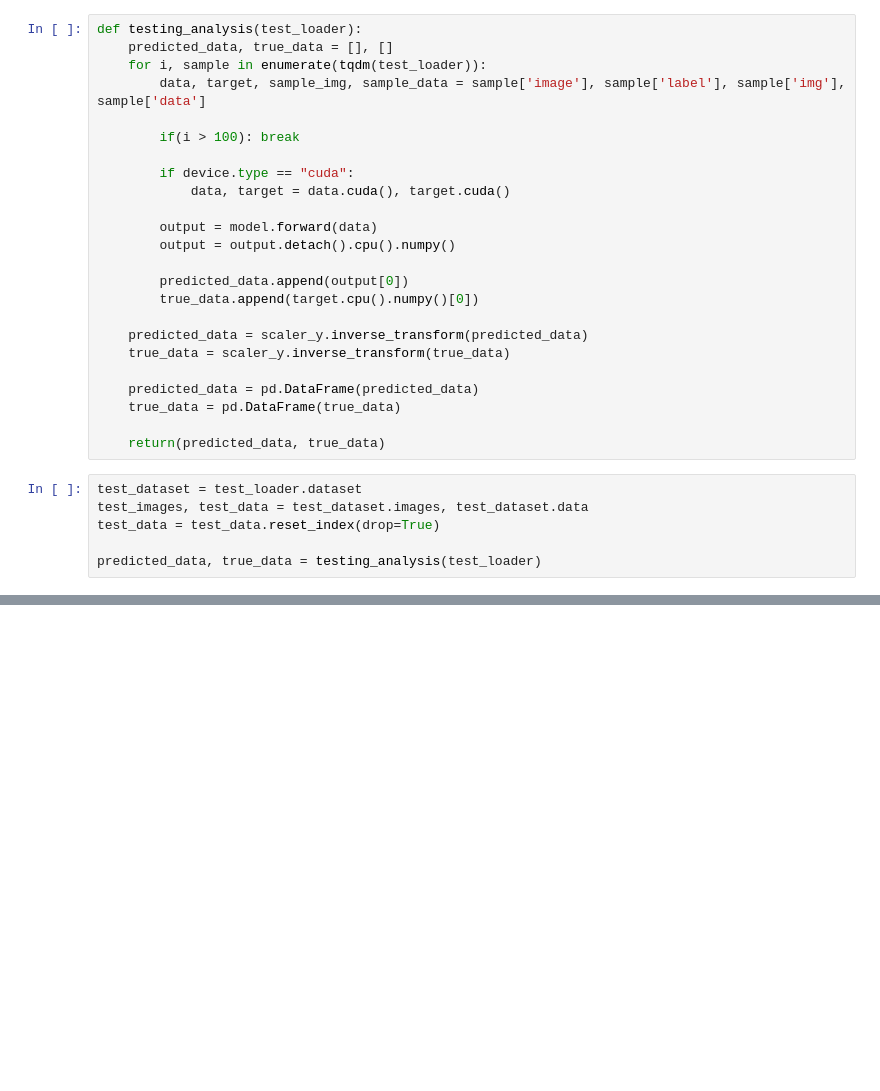
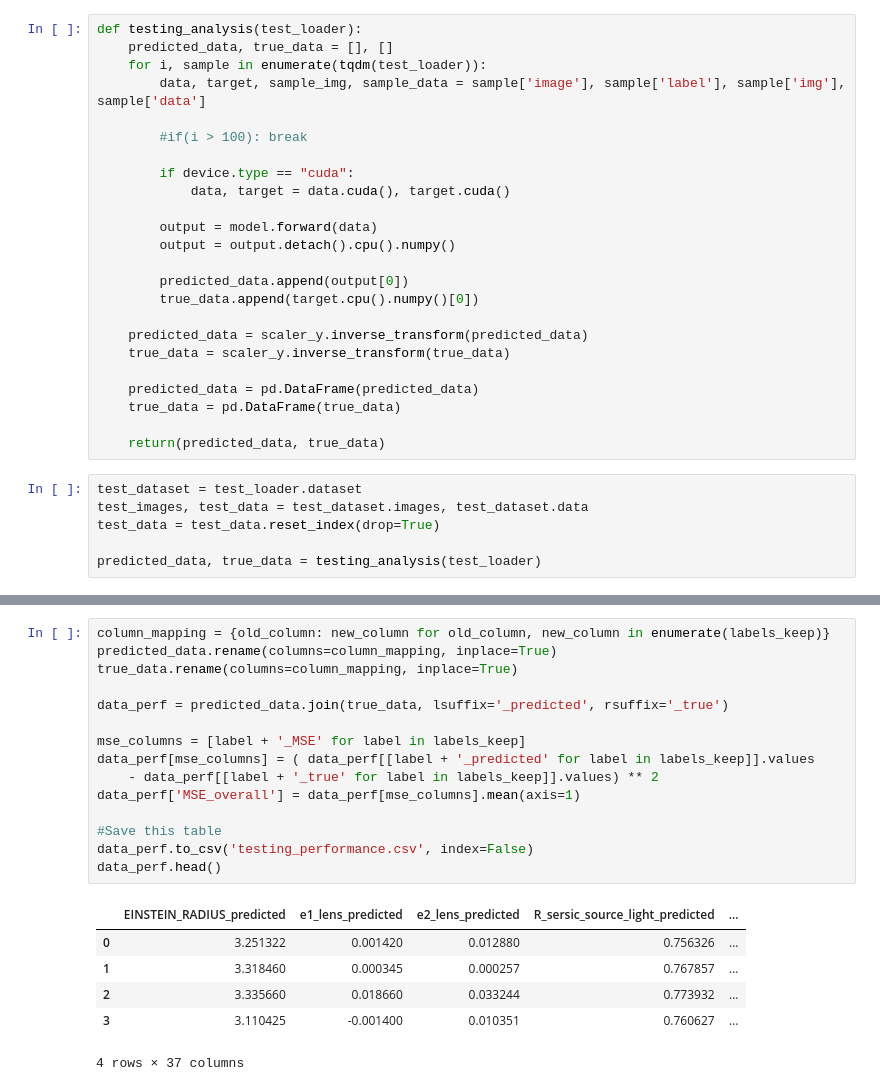
Before and after one commit to JimenaGonzalez/Hybrid_SL_Modeling, a Jupyter notebook: Regression/ML/EfficientNet.ipynb, the cells around one changed output, grey strips where cells are left out. Saved outputs shown, nothing was run; the diff lists cells and outputs as text; blank space fills up the shorter version.

```diff
--- a/Regression/ML/EfficientNet.ipynb
+++ b/Regression/ML/EfficientNet.ipynb
@@ -467,7 +452,7 @@ def testing_analysis(test_loader):
     for i, sample in enumerate(tqdm(test_loader)):
         data, target, sample_img, sample_data = sample['image'], sample['label'], sample['img'], sample['data']
 
-        if(i > 100): break
+        #if(i > 100): break
 
         if device.type == "cuda":
             data, target = data.cuda(), target.cuda()
@@ -630,0 +479,22 @@ else:
+# %%
+column_mapping = {old_column: new_column for old_column, new_column in enumerate(labels_keep)}
+predicted_data.rename(columns=column_mapping, inplace=True)
+true_data.rename(columns=column_mapping, inplace=True)
+
+data_perf = predicted_data.join(true_data, lsuffix='_predicted', rsuffix='_true')
+
+mse_columns = [label + '_MSE' for label in labels_keep]
+data_perf[mse_columns] = ( data_perf[[label + '_predicted' for label in labels_keep]].values
+    - data_perf[[label + '_true' for label in labels_keep]].values) ** 2
+data_perf['MSE_overall'] = data_perf[mse_columns].mean(axis=1)
+
+#Save this table
+data_perf.to_csv('testing_performance.csv', index=False)
+data_perf.head()
+# %% [output]
+|  | EINSTEIN_RADIUS_predicted | e1_lens_predicted | e2_lens_predicted | R_sersic_source_light_predicted | ... |
+| 0 | 3.251322 | 0.001420 | 0.012880 | 0.756326 | ... |
+| 1 | 3.318460 | 0.000345 | 0.000257 | 0.767857 | ... |
+| 2 | 3.335660 | 0.018660 | 0.033244 | 0.773932 | ... |
+| 3 | 3.110425 | -0.001400 | 0.010351 | 0.760627 | ... |
+4 rows × 37 columns
```
Also changed, not shown: parts of 17 cells of this notebook, 1 other file.
